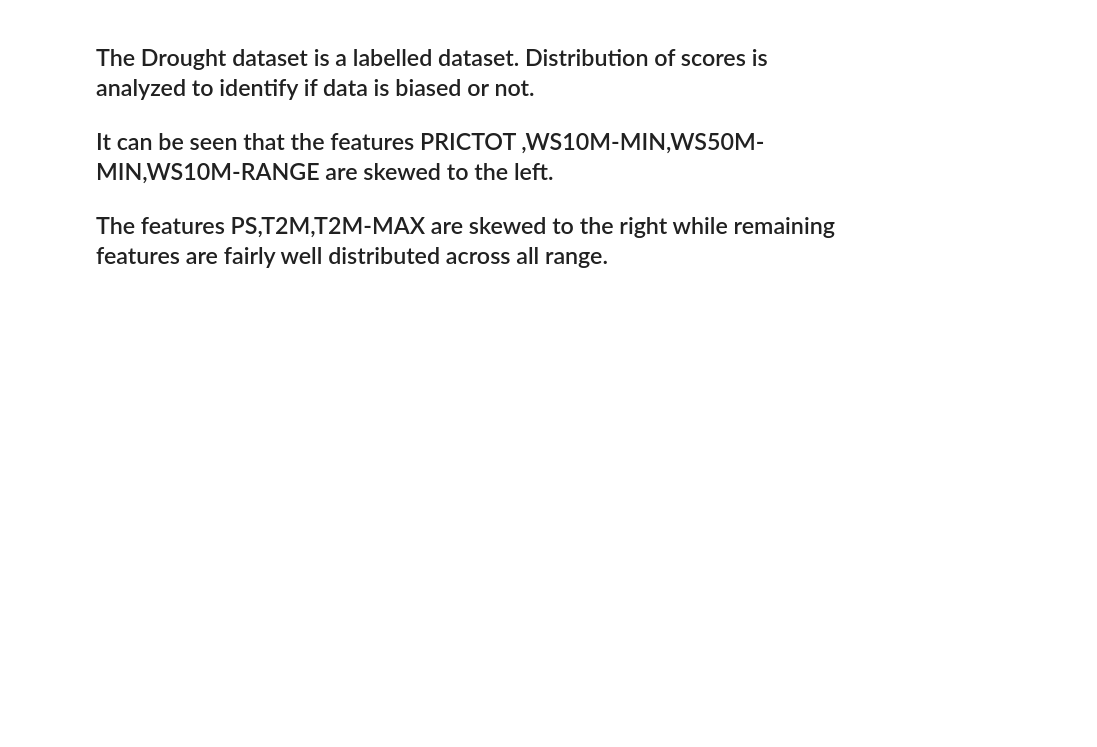
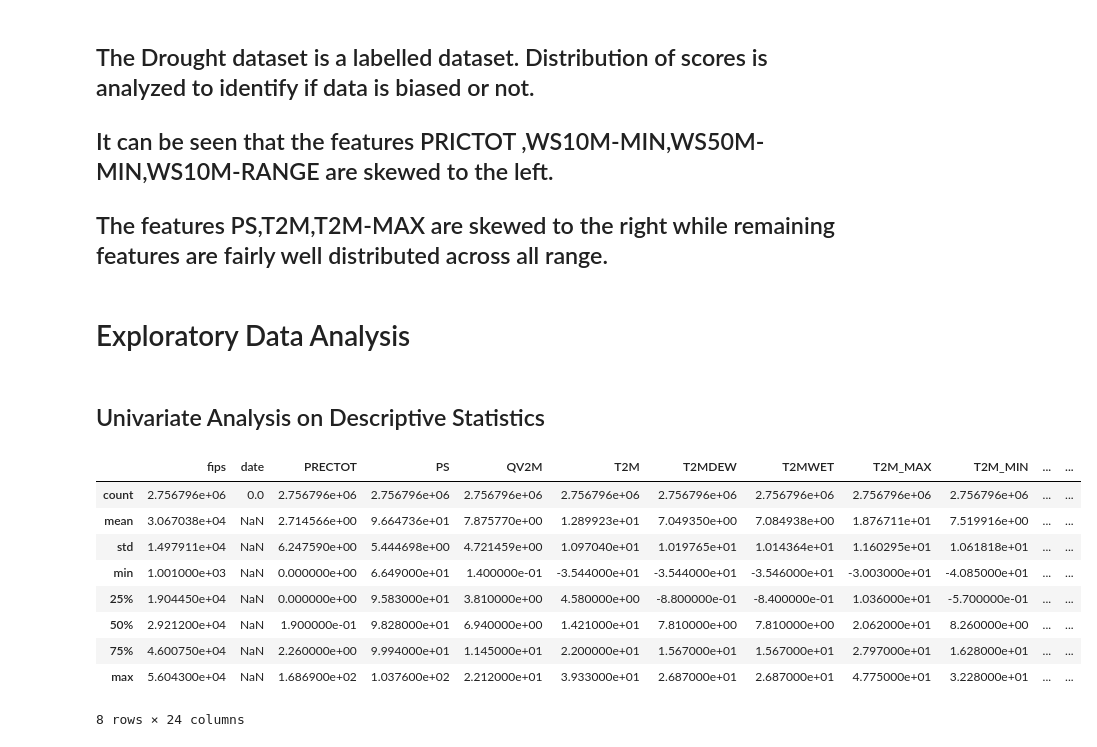
Before and after one commit to rajchoksi1997/CMPE257-Project, a Jupyter notebook: Main_Project.ipynb, the cells around one changed output. Saved outputs shown, nothing was run; the diff lists cells and outputs as text; code cells hidden in the pictures; blank space fills up the shorter version.

```diff
--- a/Main_Project.ipynb
+++ b/Main_Project.ipynb
@@ -315,3 +315,24 @@ plt.show()
 ## The Drought dataset is a labelled dataset. Distribution of scores is analyzed to identify if data is biased or not.
 ## It can be seen that the features PRICTOT ,WS10M-MIN,WS50M-MIN,WS10M-RANGE are skewed to the left.
 ## The features PS,T2M,T2M-MAX are skewed to the right while remaining features are fairly well distributed across all range.
+# %% [markdown]
+
+
+
+# Exploratory Data Analysis
+# %% [markdown]
+## Univariate Analysis on Descriptive Statistics
+# %%
+# For numeric
+dataSet.describe()
+# %% [output]
+|  | fips | date | PRECTOT | PS | QV2M | T2M | T2MDEW | T2MWET | T2M_MAX | T2M_MIN | ... | ... |
+| count | 2.756796e+06 | 0.0 | 2.756796e+06 | 2.756796e+06 | 2.756796e+06 | 2.756796e+06 | 2.756796e+06 | 2.756796e+06 | 2.756796e+06 | 2.756796e+06 | ... | ... |
+| mean | 3.067038e+04 | NaN | 2.714566e+00 | 9.664736e+01 | 7.875770e+00 | 1.289923e+01 | 7.049350e+00 | 7.084938e+00 | 1.876711e+01 | 7.519916e+00 | ... | ... |
+| std | 1.497911e+04 | NaN | 6.247590e+00 | 5.444698e+00 | 4.721459e+00 | 1.097040e+01 | 1.019765e+01 | 1.014364e+01 | 1.160295e+01 | 1.061818e+01 | ... | ... |
+| min | 1.001000e+03 | NaN | 0.000000e+00 | 6.649000e+01 | 1.400000e-01 | -3.544000e+01 | -3.544000e+01 | -3.546000e+01 | -3.003000e+01 | -4.085000e+01 | ... | ... |
+| 25% | 1.904450e+04 | NaN | 0.000000e+00 | 9.583000e+01 | 3.810000e+00 | 4.580000e+00 | -8.800000e-01 | -8.400000e-01 | 1.036000e+01 | -5.700000e-01 | ... | ... |
+| 50% | 2.921200e+04 | NaN | 1.900000e-01 | 9.828000e+01 | 6.940000e+00 | 1.421000e+01 | 7.810000e+00 | 7.810000e+00 | 2.062000e+01 | 8.260000e+00 | ... | ... |
+| 75% | 4.600750e+04 | NaN | 2.260000e+00 | 9.994000e+01 | 1.145000e+01 | 2.200000e+01 | 1.567000e+01 | 1.567000e+01 | 2.797000e+01 | 1.628000e+01 | ... | ... |
+| max | 5.604300e+04 | NaN | 1.686900e+02 | 1.037600e+02 | 2.212000e+01 | 3.933000e+01 | 2.687000e+01 | 2.687000e+01 | 4.775000e+01 | 3.228000e+01 | ... | ... |
+8 rows × 24 columns
```
Also changed, not shown: parts of 6 cells of this notebook.
